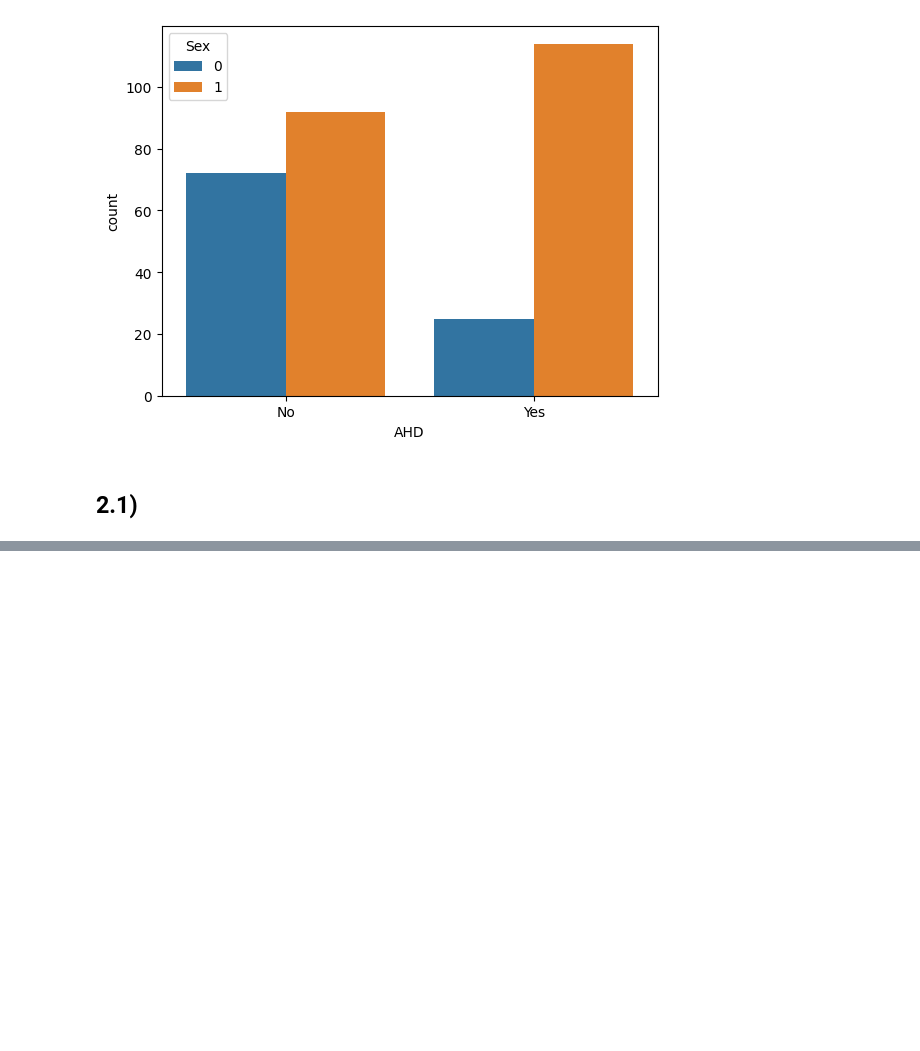
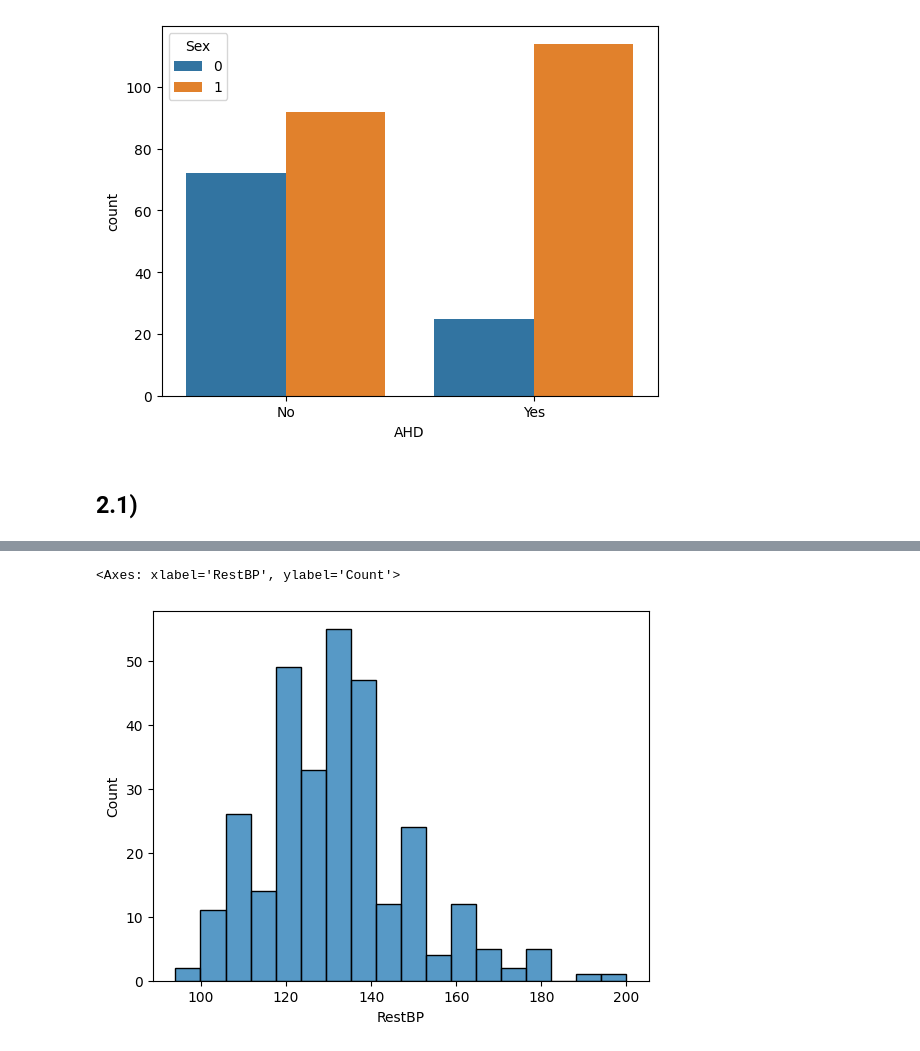
Before and after one commit to MiltonOberg/Artificial_Intelligence2-Milton-OPA23, a Jupyter notebook: Labb_1/labb_1.ipynb, the cells around one changed output, grey strips where cells are left out. Cells and saved outputs as stored; diff of their text form; code cells hidden in the pictures; blank space fills up the shorter version.

```diff
--- a/Labb_1/labb_1.ipynb
+++ b/Labb_1/labb_1.ipynb
@@ -755,0 +865,16 @@ sns.countplot(data= df_heart, x= "AHD", hue= "Sex")
+# %%
+conditions=[
+    (df_heart["RestBP"] < 120),
+    (df_heart["RestBP"] >= 120) & (df_heart["RestBP"] < 130),
+    (df_heart["RestBP"] >= 130) & (df_heart["RestBP"] < 140),
+    (df_heart["RestBP"] >= 140) & (df_heart["RestBP"] < 180),
+    (df_heart["RestBP"] >= 180)
+]
+categories=["Healty", "Elivated", "Stage_1_hypertension", "Stage_2_hypertension", "Hypertension_crisis"]
+
+df_heart["BP_class"]= np.select(conditions, categories)
+# %%
+sns.histplot(data= df_heart, x= "RestBP")
+# %% [output]
+<Axes: xlabel='RestBP', ylabel='Count'>
+[figure, added]
```
Also changed, not shown: parts of 12 cells of this notebook.
